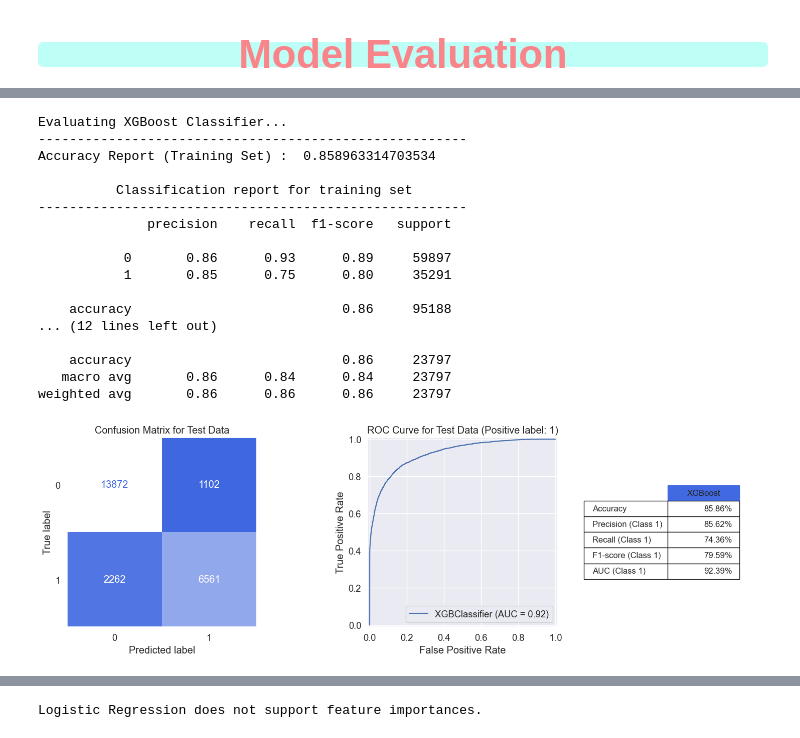
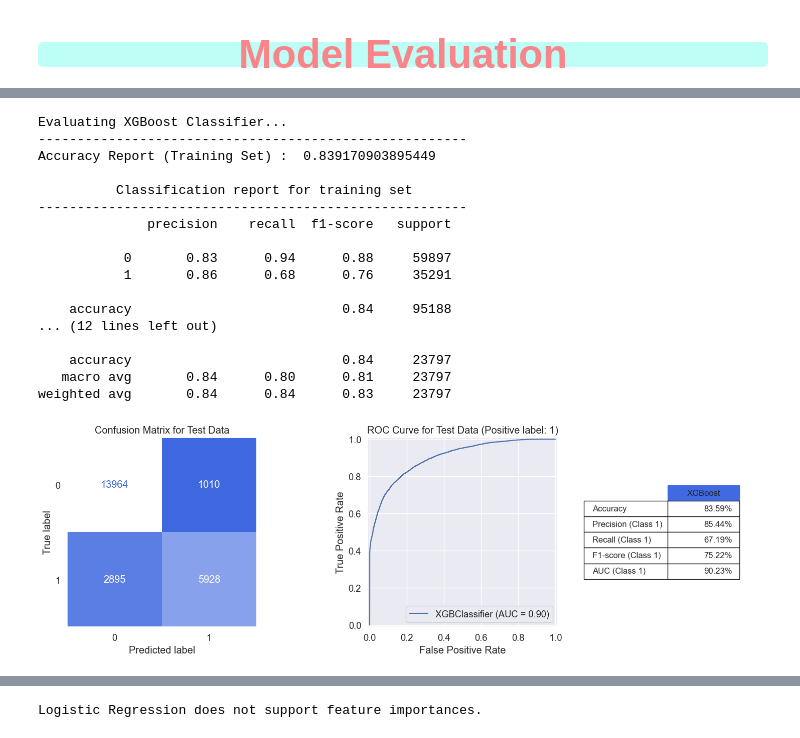
Before and after one commit to mateen-mk/Hotel-Booking-Cancellation-Prediction, a Jupyter notebook: notebooks/04_model_building.ipynb, the cells around one changed output, grey strips where cells are left out. Cells and saved outputs as stored; diff of their text form; code cells hidden in the pictures.

Commit message:
Completed Model Building Notebook

```diff
--- a/notebooks/04_model_building.ipynb
+++ b/notebooks/04_model_building.ipynb
@@ -789,0 +1013,3 @@ dtc_reslut
+# %%
+rfc_best = best_models['Random Forest Classifier']
+rfc_best.fit(X_train, y_train)
@@ -822,0 +1059,3 @@ rfc_reslut
+# %%
+ada_best = best_models['AdaBoost Classifier']
+ada_best.fit(X_train, y_train)
@@ -855,0 +1103,3 @@ ada_reslut
+# %%
+gb_best = best_models['Gradient Boosting Classifier']
+gb_best.fit(X_train, y_train)
@@ -888,0 +1147,3 @@ gb_reslut
+# %%
+xgb_best = best_models['XGBoost Classifier']
+xgb_best.fit(X_train, y_train)
@@ -889,26 +1162,26 @@ gb_reslut
 # %%
 # Evaluate the best XGBoost Classifier model
 print("Evaluating XGBoost Classifier...")
-model_evaluation(best_models['XGBoost Classifier'], X_train, X_test, y_train, y_test, 'XGBoost')
+model_evaluation(xgb_best, X_train, X_test, y_train, y_test, 'XGBoost')
 # %% [output]
 Evaluating XGBoost Classifier...
 -------------------------------------------------------
-Accuracy Report (Training Set) :  0.858963314703534
+Accuracy Report (Training Set) :  0.839170903895449
 
           Classification report for training set
 -------------------------------------------------------
               precision    recall  f1-score   support
 
-           0       0.86      0.93      0.89     59897
-           1       0.85      0.75      0.80     35291
+           0       0.83      0.94      0.88     59897
+           1       0.86      0.68      0.76     35291
 
-    accuracy                           0.86     95188
+    accuracy                           0.84     95188
 ... (12 lines left out)
 
-    accuracy                           0.86     23797
-   macro avg       0.86      0.84      0.84     23797
-weighted avg       0.86      0.86      0.86     23797
+    accuracy                           0.84     23797
+   macro avg       0.84      0.80      0.81     23797
+weighted avg       0.84      0.84      0.83     23797
-[figure, old version]
+[figure, new version]
 # %%
 xgb_reslut = metrics_calculator(best_models['XGBoost Classifier'], X_test, y_test, 'XGBoost Classifier')
 xgb_reslut
```
Also changed, not shown: parts of 108 cells of this notebook.
